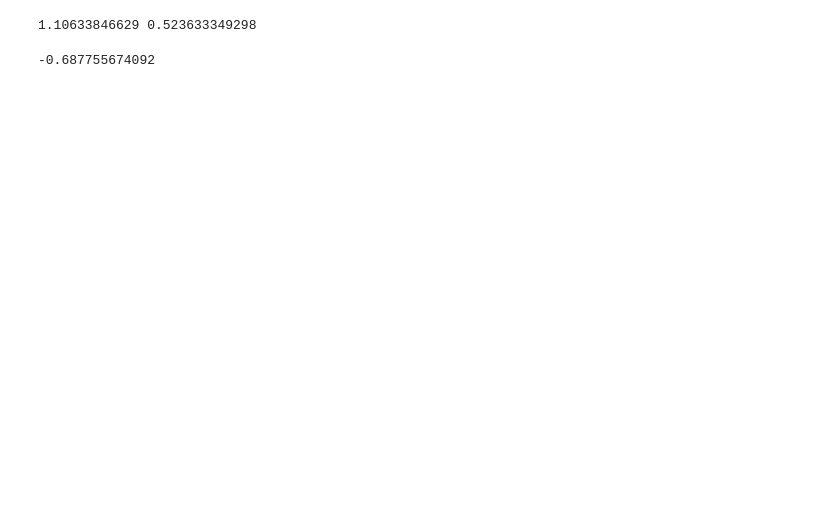
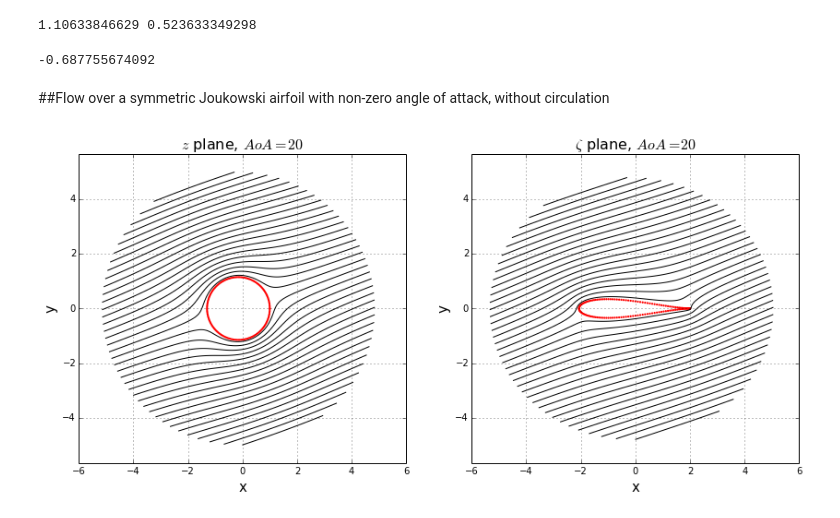
Before and after one commit to engamohd/AeroPython, a Jupyter notebook: my_codes/JT_cylindrical_mesh.ipynb, the cells around one changed output. Drawn from its saved outputs; the diff is of its cells as text; code cells hidden in the pictures; blank space fills up the shorter version.

```diff
--- a/my_codes/JT_cylindrical_mesh.ipynb
+++ b/my_codes/JT_cylindrical_mesh.ipynb
@@ -18,7 +18,7 @@ theta = numpy.linspace(0., 2*numpy.pi, N_theta)
 # %%
 R, THETA = numpy.meshgrid(r, theta)
 
-Z = R*numpy.exp(1j*THETA) + x_c + 1j*y_c
+Z = R*numpy.exp(1j*THETA) + (x_c + 1j*y_c)
 
 X = Z.real
 Y = Z.imag
@@ -116,8 +116,9 @@ def get_stream_function_cyl_fs(R, x_cy, y_cy, X, Y):
     return psi
 # %%
 # computes the stream-function
-
-psi = get_stream_function_cyl_fs(R_o, x_c, y_c, X, Y)
+U_inf = 1.0
+kappa = R_o**2*2*numpy.pi*U_inf     # strength of the doublet
+psi = get_stream_function_cyl_fs(kappa, x_c, y_c, X, Y)
 # %%
 #Now plotting the potential lines using contour()
 pyplot.figure(figsize=(14,6))      #set plot size
@@ -339,3 +311,59 @@ Cp_airfoil_surface_min = numpy.min(Cp_airfoil_surface)
 print Cp_airfoil_surface_min
 # %% [output]
 -0.687755674092
+# %% [markdown]
+##Flow over a symmetric Joukowski airfoil with non-zero angle of attack, without circulation
+# %%
+#In our case Z'=Z.exp(-iAoA) (cause our Z involves the x_c and y_c)
+AoA = 20.
+AoA_rad = AoA*numpy.pi/180.
+Z_prime = (Z - (x_c+1j*y_c))*numpy.exp(-1j*AoA_rad)
+
+X_prime = Z_prime.real
+Y_prime = Z_prime.imag
+# %%
+#To use the same stream function, we need to set the variables
+#x_c and y_c = 0 cause in this frame, the coordinates are centered in the
+#cylinder.
+psi_prime = get_stream_function_cyl_fs(kappa, 0, 0, X_prime, Y_prime)
+# %%
+#Now plotting the potential lines using contour()
+pyplot.figure(figsize=(14,6))      #set plot size
+
+pyplot.subplot(1,2,1)
+pyplot.axis('equal')
+pyplot.grid(True)                  #plot the grid
+pyplot.xlim(-6, 6)        #set x-lim
+pyplot.ylim(-6, 6)        #set y-lim$
+pyplot.title('$z$ plane, $AoA=20$', fontsize=16)
+pyplot.xlabel('x', fontsize=15)    #set x-label
+pyplot.ylabel('y', fontsize=15)    #set y-label
+
+levels = numpy.linspace(numpy.min(psi), numpy.max(psi), 40)
+
+#pyplot.contour(X, Y, psi, levels)
+pyplot.contour(X, Y, psi_prime, levels, colors='k', linewidths=1, linestyles='solid')
+pyplot.scatter(x_circle, y_circle,s=5, color='r', marker='o', linewidth=0)
+#pyplot.contour(X, Y, psi, levels=[0.], colors='r', linewidths=2, linestyles='solid')
+
+#cb=pyplot.colorbar(shrink=0.8)
+#cb.set_ticks(numpy.linspace(numpy.min(psi), numpy.max(psi), 15))
+
+pyplot.subplot(1,2,2)
+pyplot.axis('equal')
+pyplot.grid(True)                  #plot the grid
+pyplot.xlim(-6, 6)        #set x-lim
+pyplot.ylim(-6, 6)        #set y-lim
+pyplot.title('$\zeta$ plane, $AoA=20$', fontsize=16)
+pyplot.xlabel('x', fontsize=15)    #set x-label
+pyplot.ylabel('y', fontsize=15)    #set y-label
+
+levels = numpy.linspace(numpy.min(psi), numpy.max(psi), 40)
+
+pyplot.contour(X_zeta, Y_zeta, psi_prime, levels, colors='k', linewidths=1, linestyles='solid')
+pyplot.scatter(x_airfoil,y_airfoil,s=5, color='r', marker='o', linewidth=0)
+
+#cb=pyplot.colorbar(shrink=0.8)
+#cb.set_ticks(numpy.linspace(numpy.min(psi), numpy.max(psi), 15));
+# %% [output]
+[figure, added]
```
Also changed, not shown: parts of 13 cells of this notebook.
